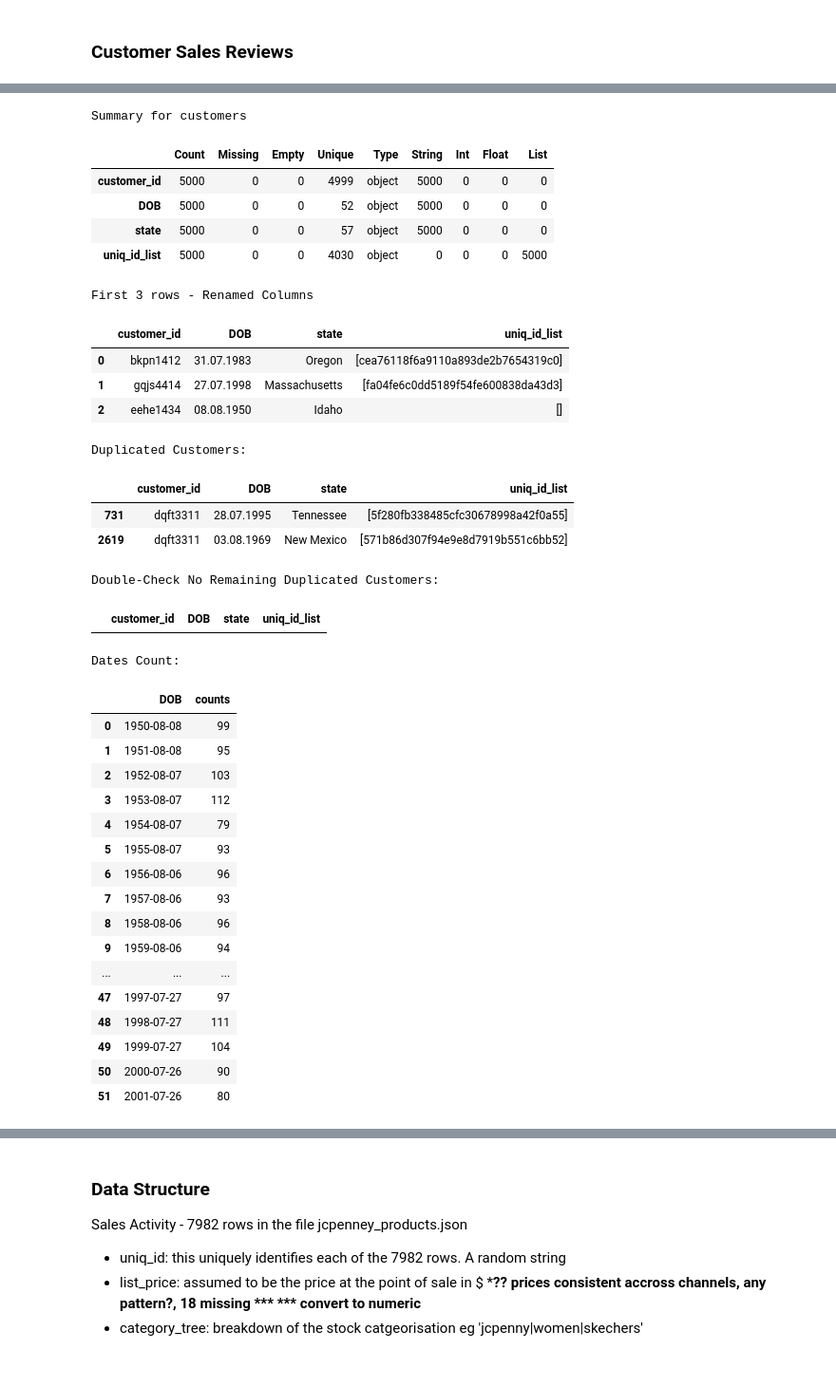
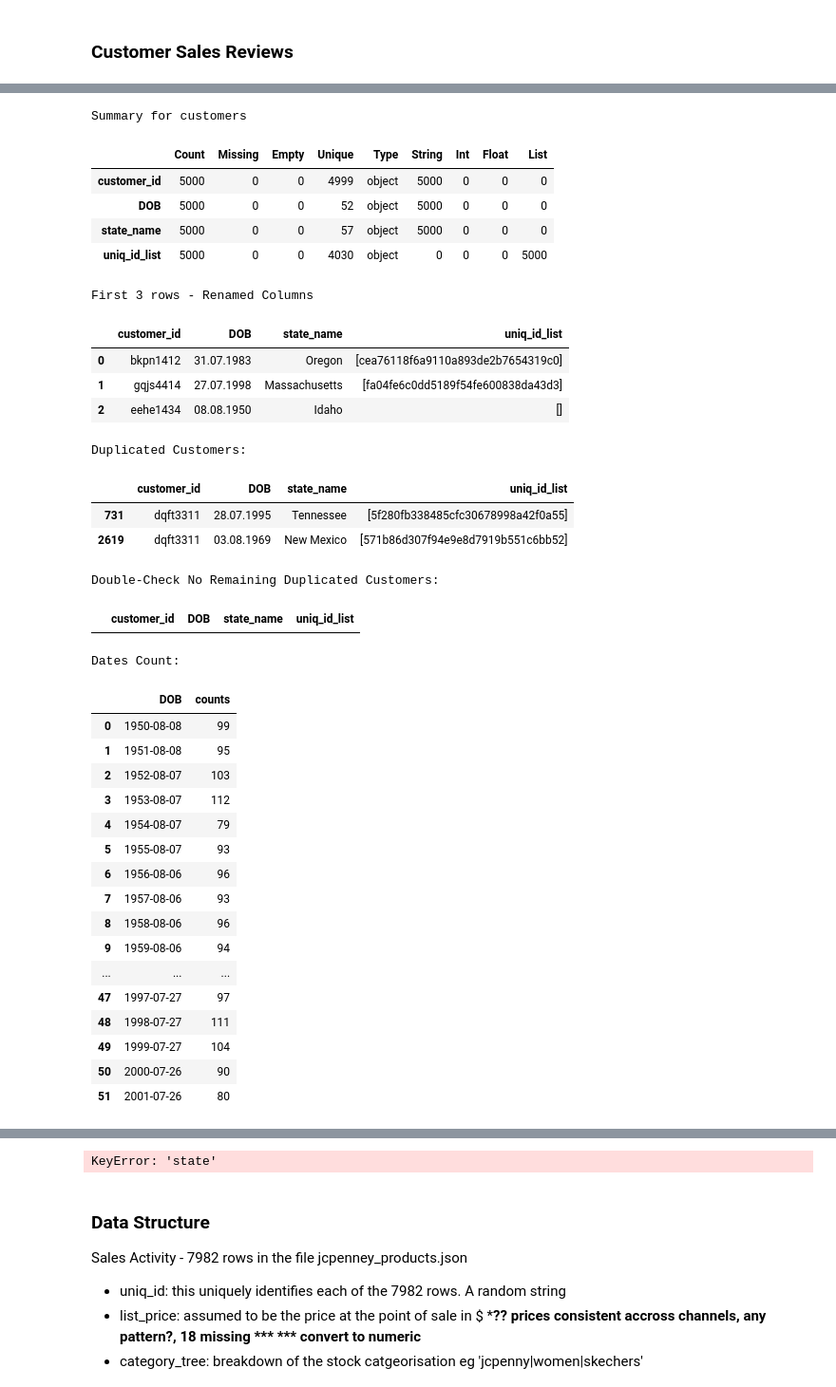
Before and after one commit to StuartG24/Retail_Data_Analysis, a Jupyter notebook: Report_Draft.ipynb, the cells around one changed output, grey strips where cells are left out. Shown: that part at 95% size. Drawn from its saved outputs; the diff is of its cells as text; code cells hidden in the pictures.

```diff
--- a/Report_Draft.ipynb
+++ b/Report_Draft.ipynb
@@ -314,7 +340,7 @@ customers_df = source_jcp_reviewers_df.copy()
 
 # Rename customer column names and validate content for each
 customers_df = customers_df.rename(columns={'Username': 'customer_id',
-                                            'State': 'state',
+                                            'State': 'state_name',
                                             'Reviewed': 'uniq_id_list'})
 
 # Print the file and data fields
@@ -323,63 +349,81 @@ print_file_summary(customers_df)
 print(f'First 3 rows - Renamed Columns')
 display(customers_df.head(3))
 
-# Identify duplicate customers & rename with 'DUPnnn' to preserve
+# Identify duplicate customers
 duplicates_flag = customers_df.duplicated(subset=['customer_id'], keep=False)
 duplicated = customers_df[duplicates_flag]
 print(f'Duplicated Customers:')
 display(duplicated)
 
+# Replace duplicates with new customer_id 'DUPnnnxxxxxxx' to preserve
+# Use itertuples as faster for larger datasets
 dup_count = 0
-for index, row in duplicated.iterrows():
+for row in duplicated.itertuples():
     dup_count += 1
-    new_id = 'DUP' + str(dup_count).zfill(3) + row['customer_id']
-    customers_df.at[index, 'customer_id'] = new_id
+    new_id = 'DUP' + str(dup_count).zfill(3) + row.customer_id
+    customers_df.at[row.Index, 'customer_id'] = new_id
 
 # Double check no duplicates remain
 duplicates_flag = customers_df.duplicated(subset=['customer_id'], keep=False)
 duplicated = customers_df[duplicates_flag]
 print(f'Double-Check No Remaining Duplicated Customers:')
 display(duplicated)
 
 # DOB convert to date format and examine the dates used
 customers_df['DOB'] = pd.to_datetime(customers_df['DOB'], dayfirst=True, errors='coerce')
 dates = customers_df.groupby('DOB').size().reset_index(name='counts')
 print(f'Dates Count:')
 display(dates)
-# Drop the date has looks artificaly generated and so of no real use in later analysis
+# Drop the date as looks artifically generated and so of no real use in later analysis
 # customers_df = customers_df.drop('DOB', axis=1)
 
 # States validate
+for row in customers_df.itertuples():
+    #print(row.state_name)
+    found = get_state_ISO(row.state_name)
+    if found is None or found.empty:
+        print(row)
+    else:
+        print('Found twice')
+
+
+#customers_df['state_ISO'] = customers_df.apply[lambda ISO: ]
+
+#temp = pd.merge(customers_df, states_df, on='state_name', how='left')
+#filtered = temp['state_ISO'].isnull()
+
+
+
 states = customers_df.groupby('state').size().reset_index(name='counts')
 print(f'Customers by State:')
 display(states)
 
 # Reviewed validate
 # TODO: x-check these to sails activity and to reviews to make sure consistent
 
 # Tidy up
 del duplicates_flag
 del duplicated
 del dates
 del states
 # %% [output]
 Summary for customers
 |  | Count | Missing | Empty | Unique | Type | String | Int | Float | List |
 | customer_id | 5000 | 0 | 0 | 4999 | object | 5000 | 0 | 0 | 0 |
 | DOB | 5000 | 0 | 0 | 52 | object | 5000 | 0 | 0 | 0 |
-| state | 5000 | 0 | 0 | 57 | object | 5000 | 0 | 0 | 0 |
+| state_name | 5000 | 0 | 0 | 57 | object | 5000 | 0 | 0 | 0 |
 | uniq_id_list | 5000 | 0 | 0 | 4030 | object | 0 | 0 | 0 | 5000 |
 First 3 rows - Renamed Columns
-|  | customer_id | DOB | state | uniq_id_list |
+|  | customer_id | DOB | state_name | uniq_id_list |
 | 0 | bkpn1412 | 31.07.1983 | Oregon | [cea76118f6a9110a893de2b7654319c0] |
 | 1 | gqjs4414 | 27.07.1998 | Massachusetts | [fa04fe6c0dd5189f54fe600838da43d3] |
 | 2 | eehe1434 | 08.08.1950 | Idaho | [] |
 Duplicated Customers:
-|  | customer_id | DOB | state | uniq_id_list |
+|  | customer_id | DOB | state_name | uniq_id_list |
 | 731 | dqft3311 | 28.07.1995 | Tennessee | [5f280fb338485cfc30678998a42f0a55] |
 | 2619 | dqft3311 | 03.08.1969 | New Mexico | [571b86d307f94e9e8d7919b551c6bb52] |
 Double-Check No Remaining Duplicated Customers:
-|  | customer_id | DOB | state | uniq_id_list |
+|  | customer_id | DOB | state_name | uniq_id_list |
 Dates Count:
 |  | DOB | counts |
 | 0 | 1950-08-08 | 99 |
@@ -419,3 +462,4 @@ Customers by State:
+KeyError: 'state'
 # %% [markdown]
 ### Data Structure
 
```
Also changed, not shown: parts of 5 cells of this notebook, 3 other files.
